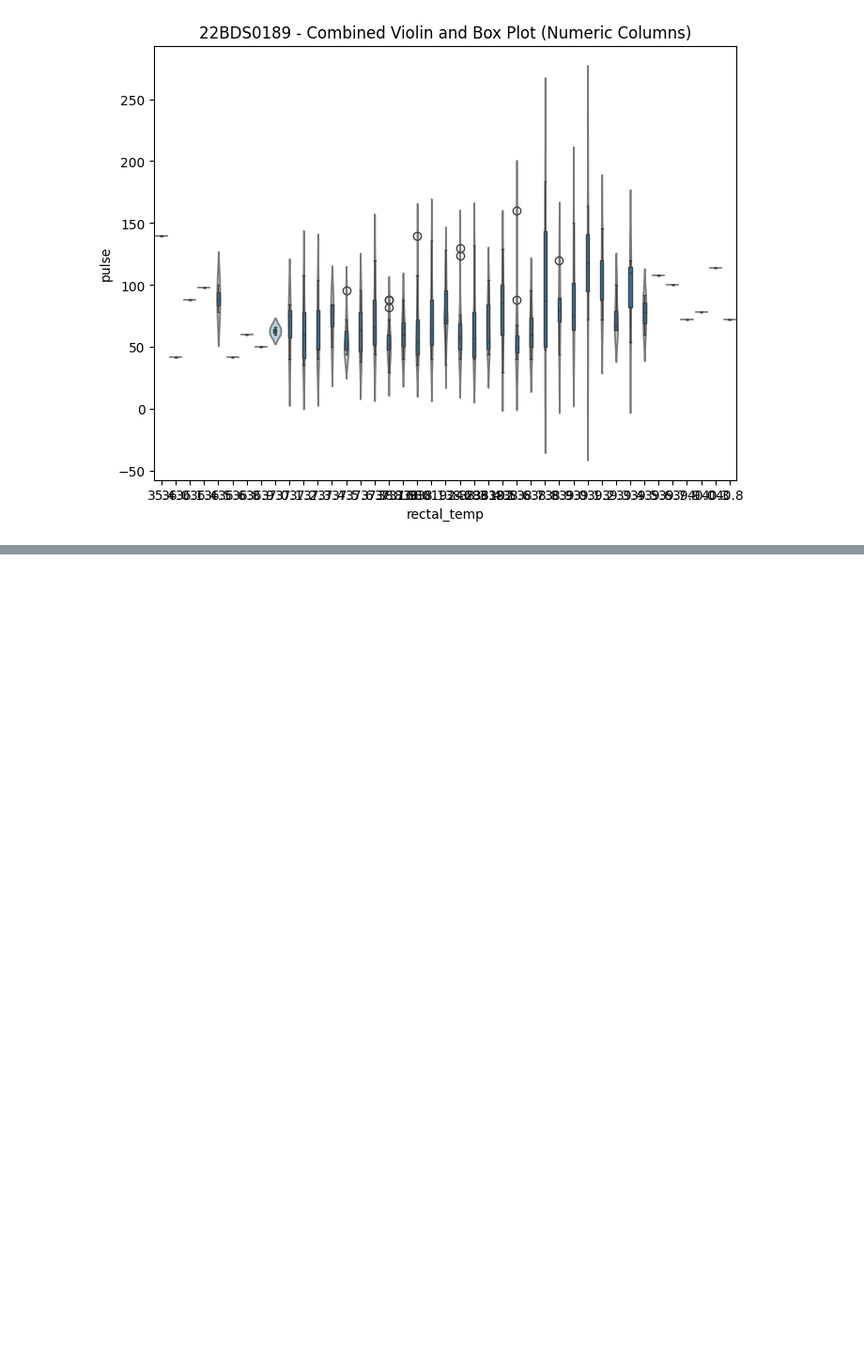
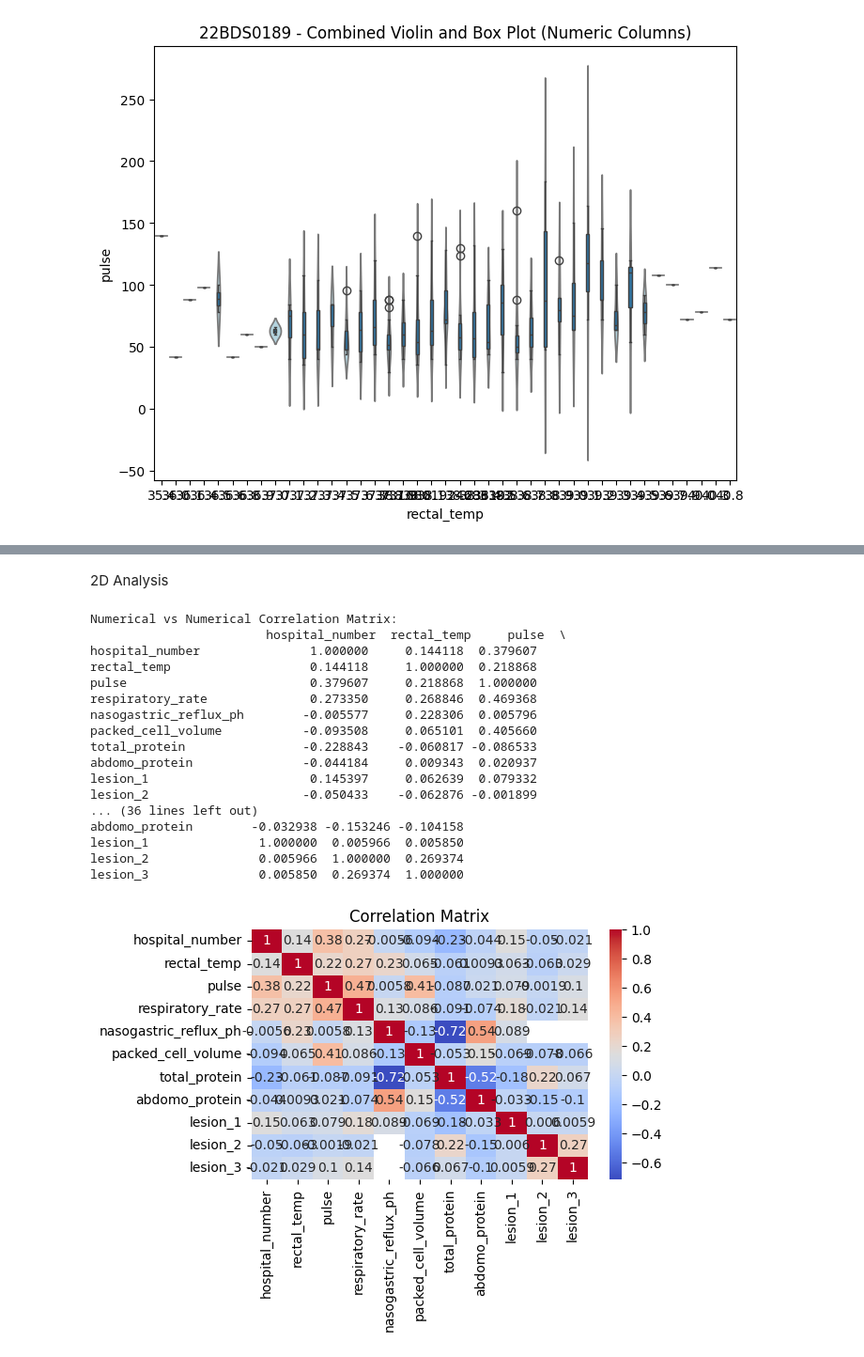
Before and after one commit to HarshitGoel5/22BDS0189, a Jupyter notebook: 22BDS0189.ipynb, the cells around one changed output, grey strips where cells are left out. Shown at 94% size. Saved outputs shown, nothing was run; the diff lists cells and outputs as text; code cells hidden in the pictures; blank space fills up the shorter version.

```diff
--- a/22BDS0189.ipynb
+++ b/22BDS0189.ipynb
@@ -466,0 +583,43 @@ if df.shape[1] > 3:
+# %% [markdown]
+2D Analysis
+# %%
+from scipy.stats import chi2_contingency
+
+# Numerical vs Numerical Correlation Matrix
+numeric_df = df.select_dtypes(include=['float64', 'int64'])
+corr_matrix = numeric_df.corr()
+print("\nNumerical vs Numerical Correlation Matrix:\n", corr_matrix)
+
+sns.heatmap(corr_matrix, annot=True, cmap="coolwarm")
+plt.title("Correlation Matrix")
+plt.tight_layout()
+plt.show()
+
+# Reset the index before creating the pairplot to avoid duplicate index issues
+df.reset_index(inplace=True)
+
+# Pairplot of Numerical Variables
+# Select a subset of numeric columns for the pairplot to avoid overcrowding
+numeric_cols_for_pairplot = ['rectal_temp', 'pulse', 'respiratory_rate', 'packed_cell_volume']
+sns.pairplot(df[numeric_cols_for_pairplot])
+plt.suptitle("Pairplot of Selected Numerical Variables", y=1.02)
+plt.show()
+# %% [output]
+Numerical vs Numerical Correlation Matrix:
+                        hospital_number  rectal_temp     pulse  \
+hospital_number               1.000000     0.144118  0.379607
+rectal_temp                   0.144118     1.000000  0.218868
+pulse                         0.379607     0.218868  1.000000
+respiratory_rate              0.273350     0.268846  0.469368
+nasogastric_reflux_ph        -0.005577     0.228306  0.005796
+packed_cell_volume           -0.093508     0.065101  0.405660
+total_protein                -0.228843    -0.060817 -0.086533
+abdomo_protein               -0.044184     0.009343  0.020937
+lesion_1                      0.145397     0.062639  0.079332
+lesion_2                     -0.050433    -0.062876 -0.001899
+... (36 lines left out)
+abdomo_protein        -0.032938 -0.153246 -0.104158
+lesion_1               1.000000  0.005966  0.005850
+lesion_2               0.005966  1.000000  0.269374
+lesion_3               0.005850  0.269374  1.000000
+[figure, added]
```
Also changed, not shown: parts of 15 cells of this notebook.
